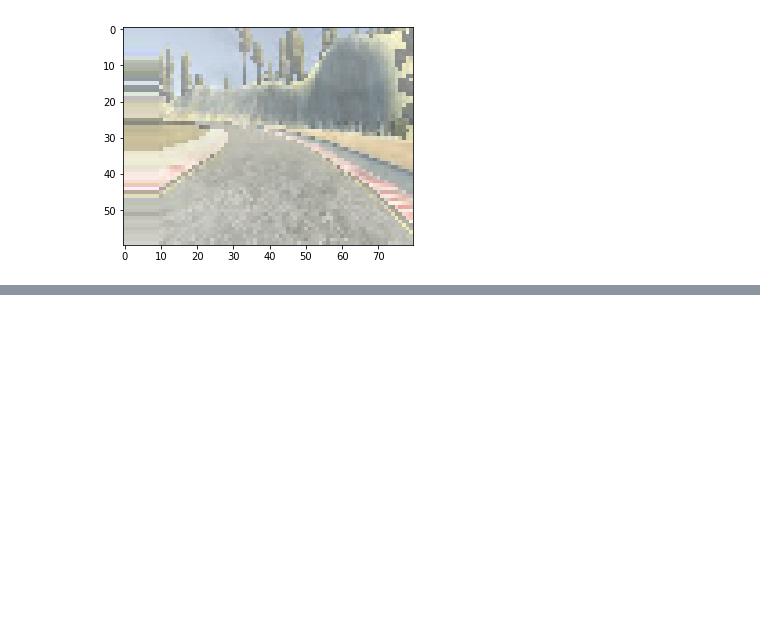
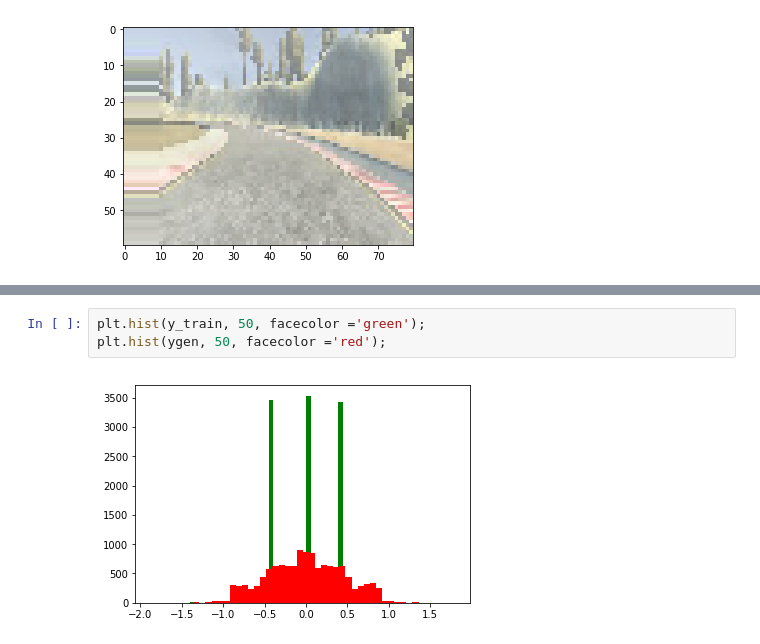
Before and after one commit to trallala9/ch3-d4, a Jupyter notebook: autonomous_car.ipynb, the cells around one changed output, grey strips where cells are left out. Saved outputs shown, nothing was run; the diff lists cells and outputs as text; blank space fills up the shorter version.

```diff
--- a/autonomous_car.ipynb
+++ b/autonomous_car.ipynb
@@ -115,0 +142,5 @@ plt.show();
+# %%
+plt.hist(y_train, 50, facecolor ='green');
+plt.hist(ygen, 50, facecolor ='red');
+# %% [output]
+[figure, added]
```
Also changed, not shown: parts of 4 cells of this notebook.
